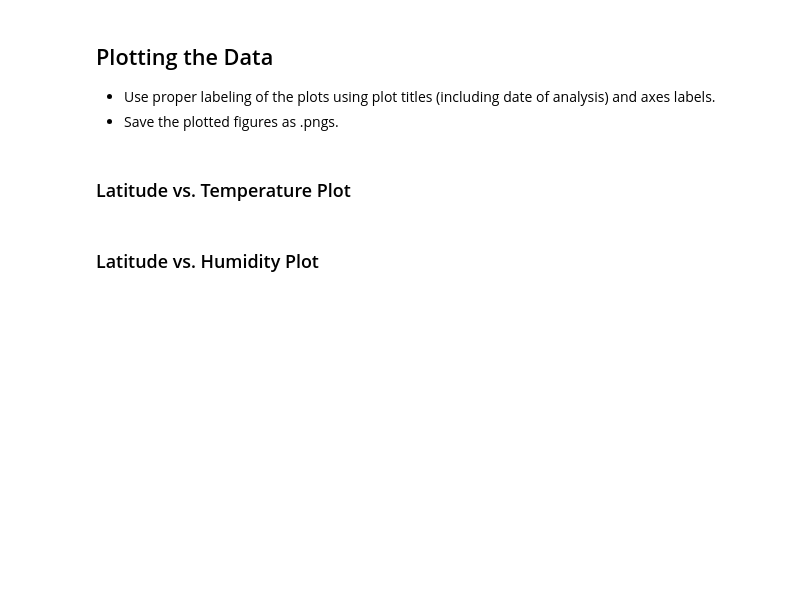
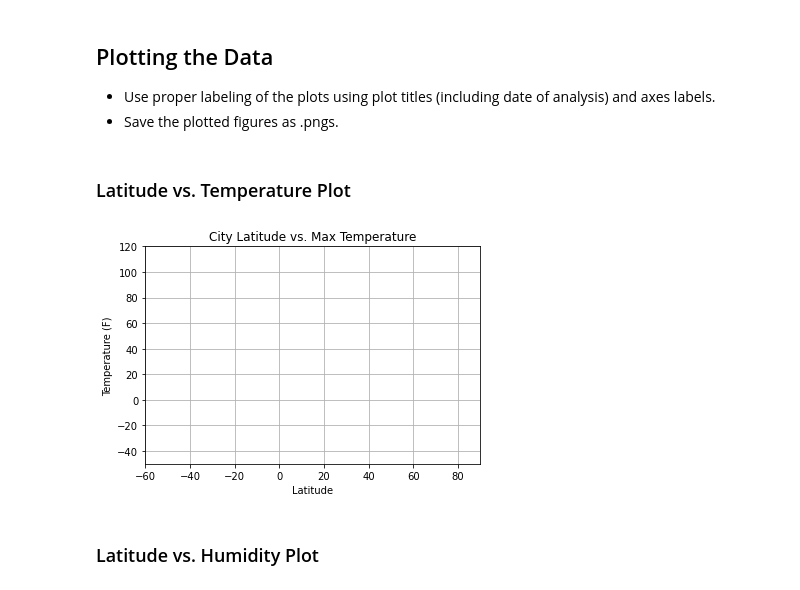
Before and after one commit to kramskb1/Whats-the-Weather-Like-pythonapihw, a Jupyter notebook: WeatherPy/WeatherPy.ipynb, the cells around one changed output. Saved outputs shown, nothing was run; the diff lists cells and outputs as text; code cells hidden in the pictures; blank space fills up the shorter version.

```diff
--- a/WeatherPy/WeatherPy.ipynb
+++ b/WeatherPy/WeatherPy.ipynb
@@ -216,17 +210,18 @@ data_df.head()
 ### Latitude vs. Temperature Plot
 # %%
 
-weather_df = pd.DataFrame(weather_dict)
-plt.scatter(weather_df["Lat"], weather_df["Temp"], marker = "o", s=10)
+weather_df = pd.DataFrame(data_df)
+plt.scatter(weather_df["Lat"], weather_df["Max Temp"], marker = "o", s=10)
 plt.title(f"City Latitude vs. Max Temperature")
 plt.ylabel("Temperature (F)")
-plt.axvline(0, color = 'black', alpha = .25, label = 'Equator')
-plt.text(1,30, 'Equator', rotation=90)
 plt.ylim(-50,120)
 plt.xlabel("Latitude")
 plt.xlim(-60,90)
 plt.grid(True)
+plt.savefig("Temperature.png")
 plt.show()
+# %% [output]
+[figure, added]
 # %% [markdown]
 ### Latitude vs. Humidity Plot
 # %%
```
Also changed, not shown: parts of 26 cells of this notebook, 4 other files.
